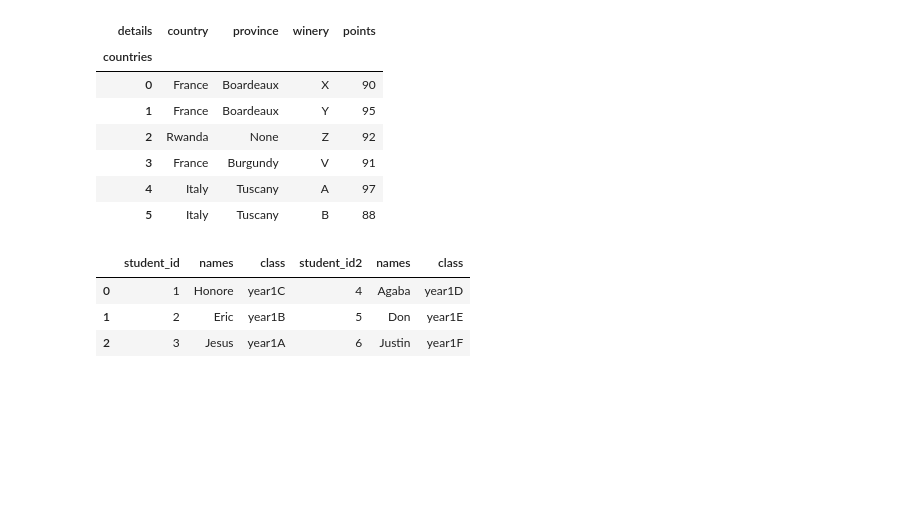
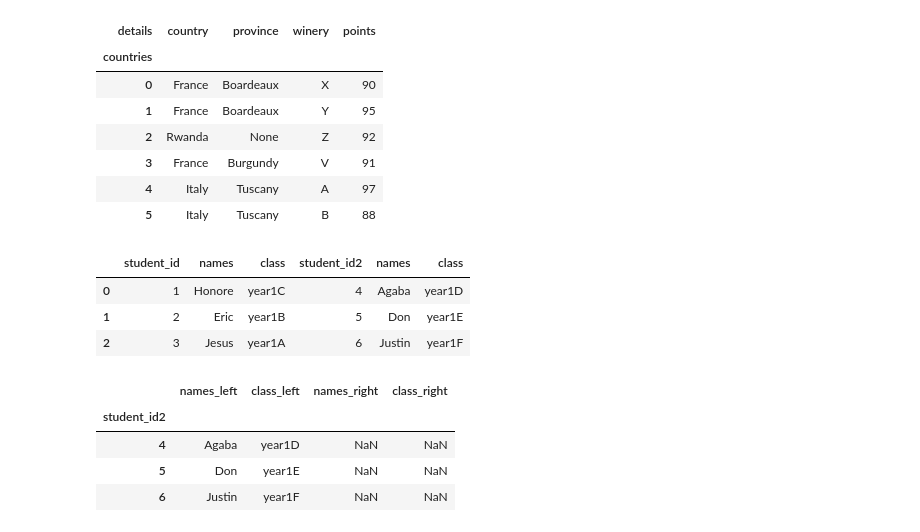
Before and after one commit to Honore-models/Pandas, a Jupyter notebook: pandas_notebooks/pandas_notebooks.ipynb, the cells around one changed output. Saved outputs shown, nothing was run; the diff lists cells and outputs as text; code cells hidden in the pictures; blank space fills up the shorter version.

Commit message:
feat(): added left and right join

```diff
--- a/pandas_notebooks/pandas_notebooks.ipynb
+++ b/pandas_notebooks/pandas_notebooks.ipynb
@@ -265,3 +266,38 @@ pd.concat([school1, school2], axis=1)
 | 0 | 1 | Honore | year1C | 4 | Agaba | year1D |
 | 1 | 2 | Eric | year1B | 5 | Don | year1E |
 | 2 | 3 | Jesus | year1A | 6 | Justin | year1F |
+# %%
+import pandas as pd
+
+school1 = pd.DataFrame({
+    "student_id":[1,2,3],
+    "names": ["Honore", "Eric", "Jesus"],
+    "class": ['year1C', 'year1B', 'year1A']
+})
+school2 = pd.DataFrame({
+    "student_id2":[4,5,6],
+    "names": ["Agaba", "Don", "Justin"],
+    "class": ['year1D', 'year1E', 'year1F']
+})
+
+# ~ LEFT JOIN(Default)
+
+# Join joins tables based on conditions
+
+# we need suffixes to avoid name collision when there are collumns that have the same name in both DFs
+# On joinind depending in how the joint will be done , when DF's index that is going to be joined does not match with the join , the whole row is ignored and turned into NaN
+# If it is a left join , means that the right Df is the one that must follow the conditions of the left Df
+
+school1_index = school1.set_index('student_id')
+school1_index.join(school2, lsuffix="_left", rsuffix="_right", how='left')
+
+# ~ RIGHT JOIN
+
+school2_index = school2.set_index('student_id2')
+school2_index.join(school1_index, lsuffix="_left", rsuffix="_right")
+# %% [output]
+|  | names_left | class_left | names_right | class_right |
+| student_id2 |  |  |  |  |
+| 4 | Agaba | year1D | NaN | NaN |
+| 5 | Don | year1E | NaN | NaN |
+| 6 | Justin | year1F | NaN | NaN |
```
Also changed, not shown: parts of 1 cell of this notebook.
